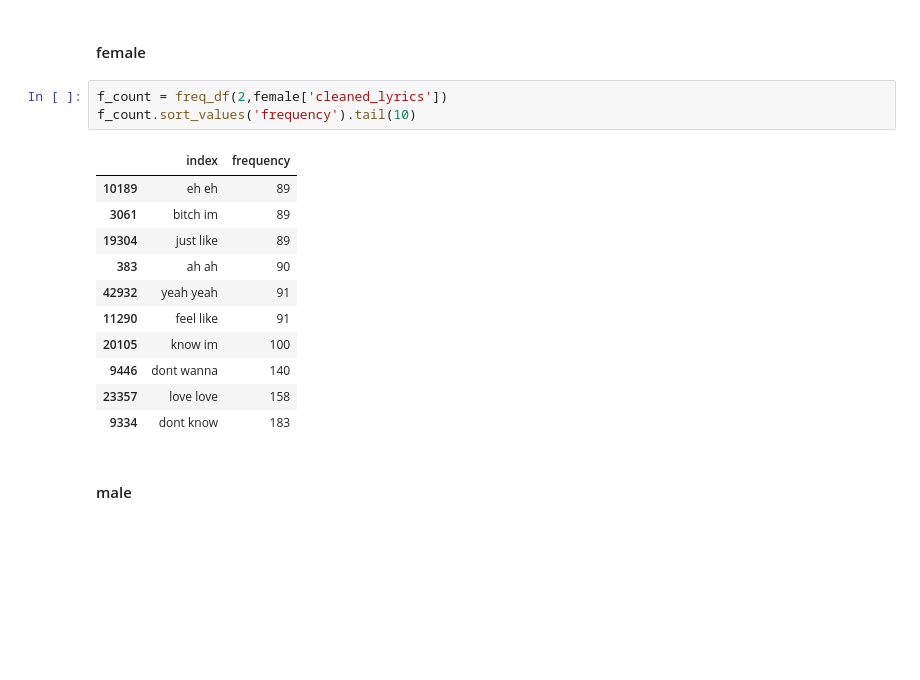
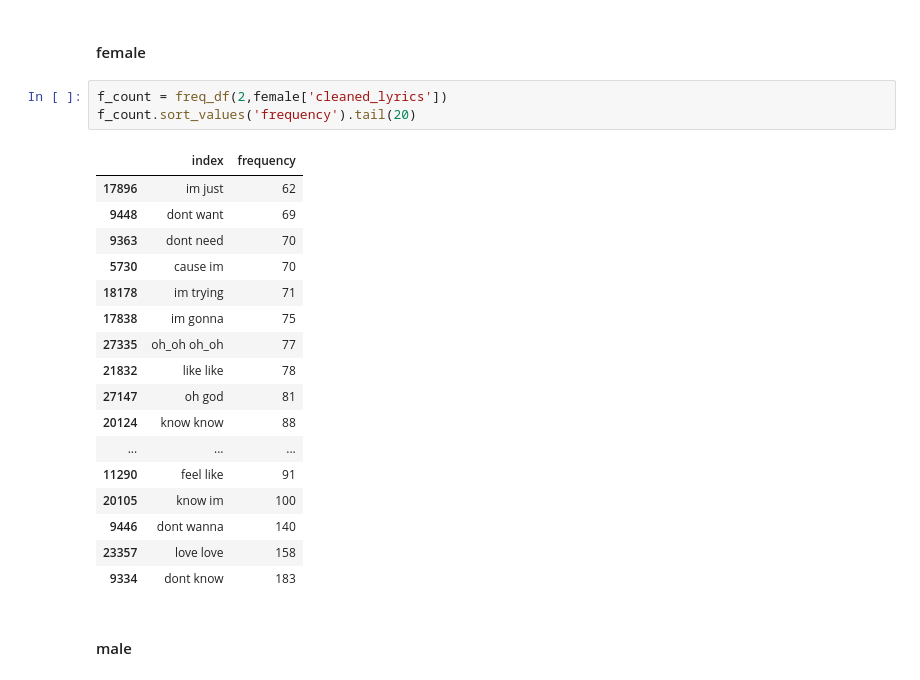
Before and after one commit to savyrosea/Genius_Lyrics_Analysis, a Jupyter notebook: notebooks/3_N-Grams.ipynb, the cells around one changed output. Drawn from its saved outputs; the diff is of its cells as text; blank space fills up the shorter version.

```diff
--- a/notebooks/3_N-Grams.ipynb
+++ b/notebooks/3_N-Grams.ipynb
@@ -117,14 +117,20 @@ male.shape
 #### female
 # %%
 f_count = freq_df(2,female['cleaned_lyrics'])
-f_count.sort_values('frequency').tail(10)
+f_count.sort_values('frequency').tail(20)
 # %% [output]
 |  | index | frequency |
-| 10189 | eh eh | 89 |
-| 3061 | bitch im | 89 |
-| 19304 | just like | 89 |
-| 383 | ah ah | 90 |
-| 42932 | yeah yeah | 91 |
+| 17896 | im just | 62 |
+| 9448 | dont want | 69 |
+| 9363 | dont need | 70 |
+| 5730 | cause im | 70 |
+| 18178 | im trying | 71 |
+| 17838 | im gonna | 75 |
+| 27335 | oh_oh oh_oh | 77 |
+| 21832 | like like | 78 |
+| 27147 | oh god | 81 |
+| 20124 | know know | 88 |
+| ... | ... | ... |
 | 11290 | feel like | 91 |
 | 20105 | know im | 100 |
 | 9446 | dont wanna | 140 |
```
Also changed, not shown: parts of 7 cells of this notebook, 1 other file.
